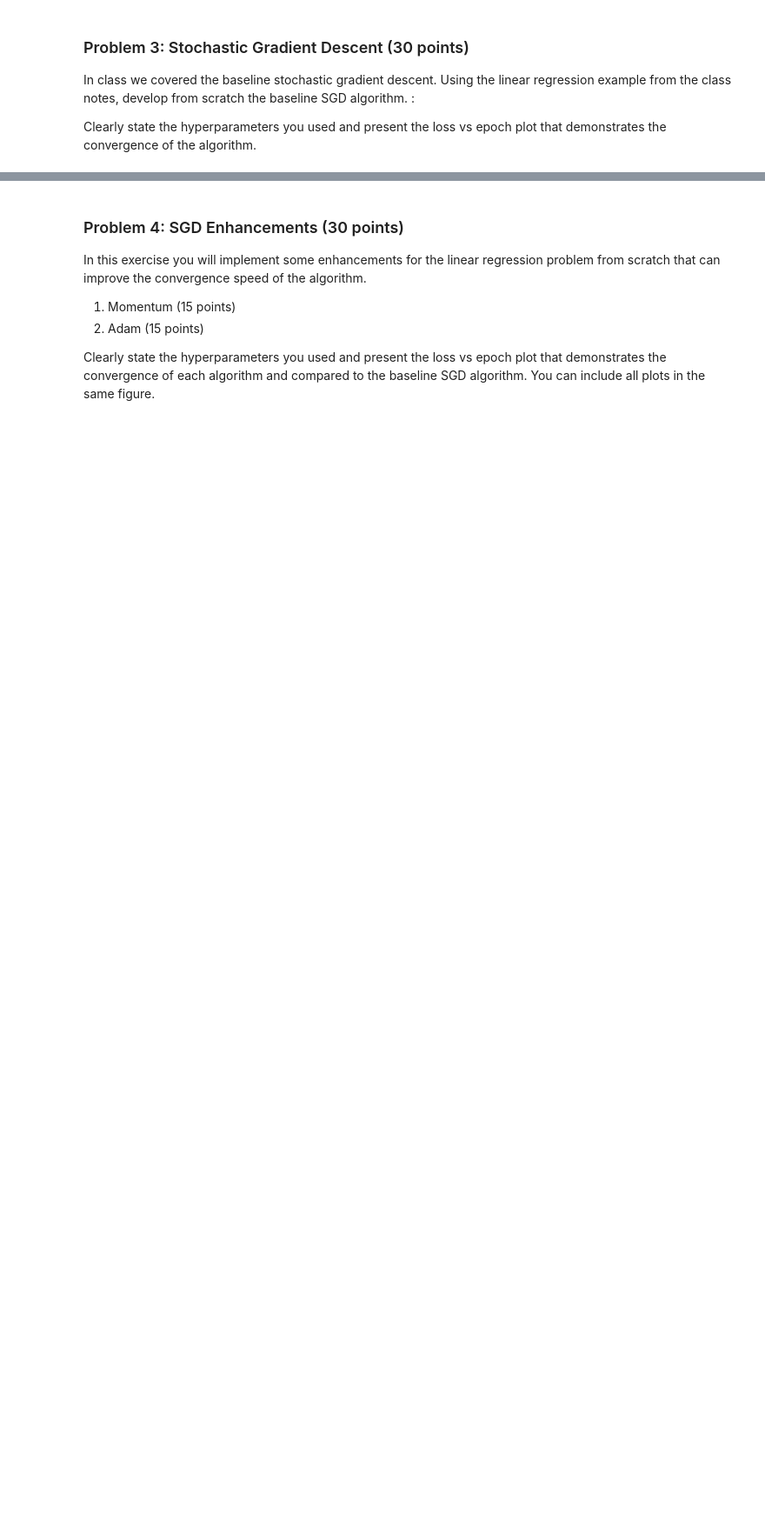
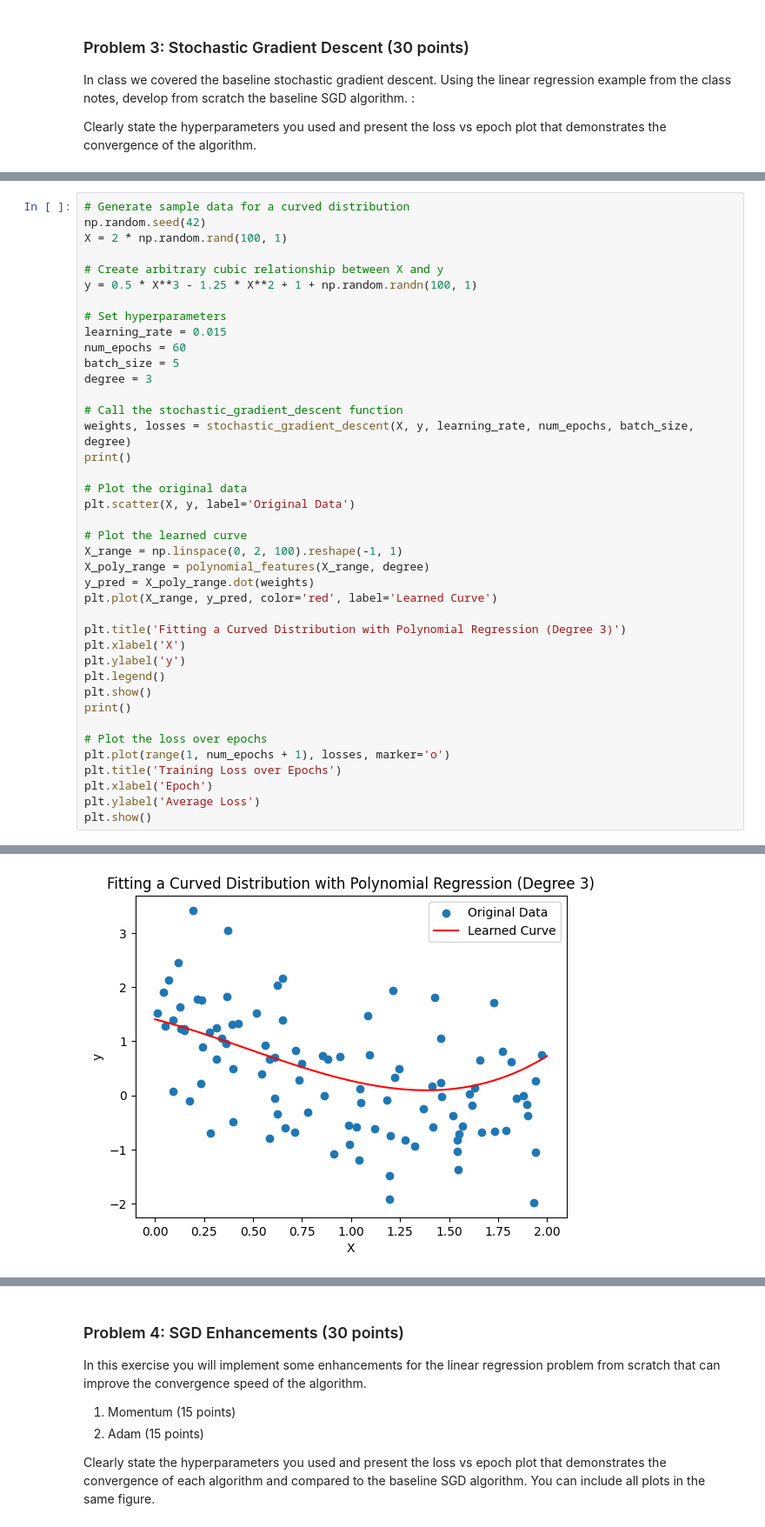
Before and after one commit to dhauss/csgy6613-assignments, a Jupyter notebook: assignment-1/assignment_1.ipynb, the cells around one changed output, grey strips where cells are left out. Shown at 87% size. Saved outputs shown, nothing was run; the diff lists cells and outputs as text; blank space fills up the shorter version.

```diff
--- a/assignment-1/assignment_1.ipynb
+++ b/assignment-1/assignment_1.ipynb
@@ -331,0 +302,41 @@ Epoch 10/10, Average Loss: 0.9830948898707094
+# %%
+# Generate sample data for a curved distribution
+np.random.seed(42)
+X = 2 * np.random.rand(100, 1)
+
+# Create arbitrary cubic relationship between X and y
+y = 0.5 * X**3 - 1.25 * X**2 + 1 + np.random.randn(100, 1)
+
+# Set hyperparameters
+learning_rate = 0.015
+num_epochs = 60
+batch_size = 5
+degree = 3
+
+# Call the stochastic_gradient_descent function
+weights, losses = stochastic_gradient_descent(X, y, learning_rate, num_epochs, batch_size, degree)
+print()
+
+# Plot the original data
+plt.scatter(X, y, label='Original Data')
+
+# Plot the learned curve
+X_range = np.linspace(0, 2, 100).reshape(-1, 1)
+X_poly_range = polynomial_features(X_range, degree)
+y_pred = X_poly_range.dot(weights)
+plt.plot(X_range, y_pred, color='red', label='Learned Curve')
+
+plt.title('Fitting a Curved Distribution with Polynomial Regression (Degree 3)')
+plt.xlabel('X')
+plt.ylabel('y')
+plt.legend()
+plt.show()
+print()
+
+# Plot the loss over epochs
+plt.plot(range(1, num_epochs + 1), losses, marker='o')
+plt.title('Training Loss over Epochs')
+plt.xlabel('Epoch')
+plt.ylabel('Average Loss')
+plt.show()
+# %% [output]
@@ -331,0 +354 @@ Epoch 10/10, Average Loss: 0.9830948898707094
+[figure, added]
```
Also changed, not shown: parts of 13 cells of this notebook.
